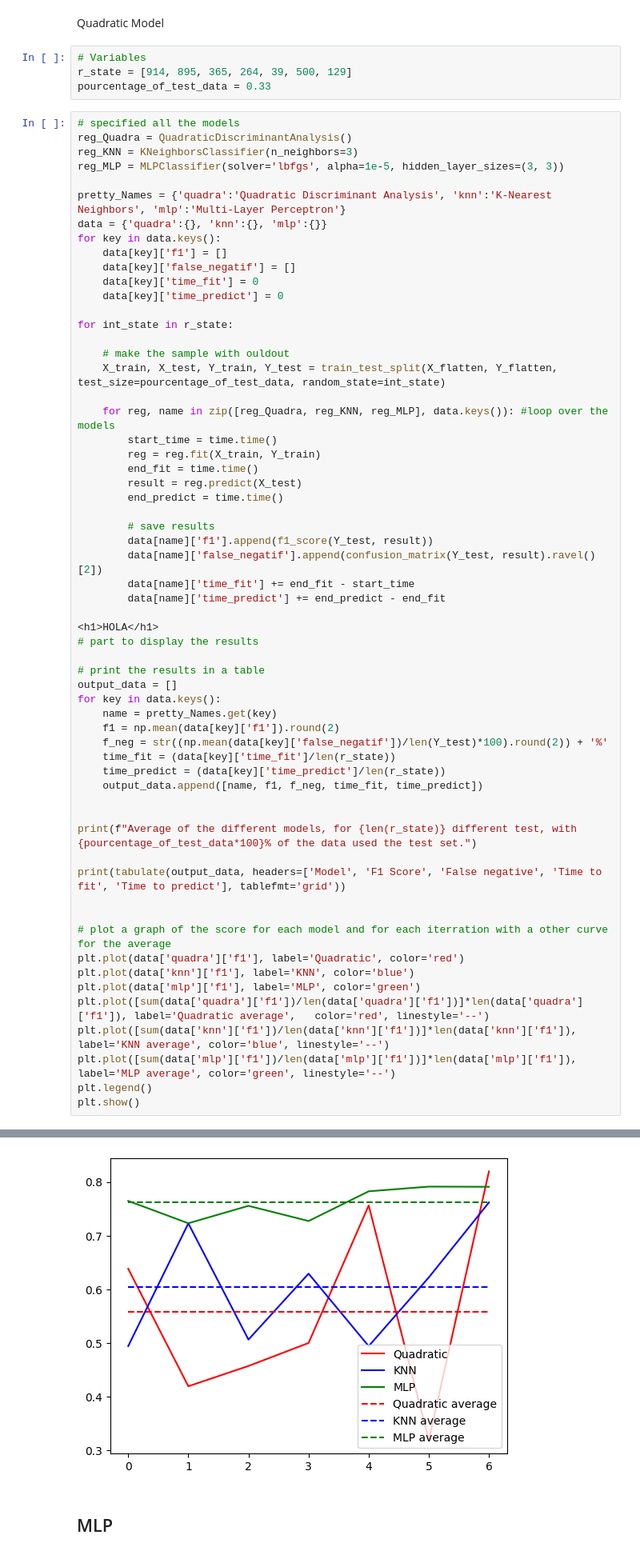
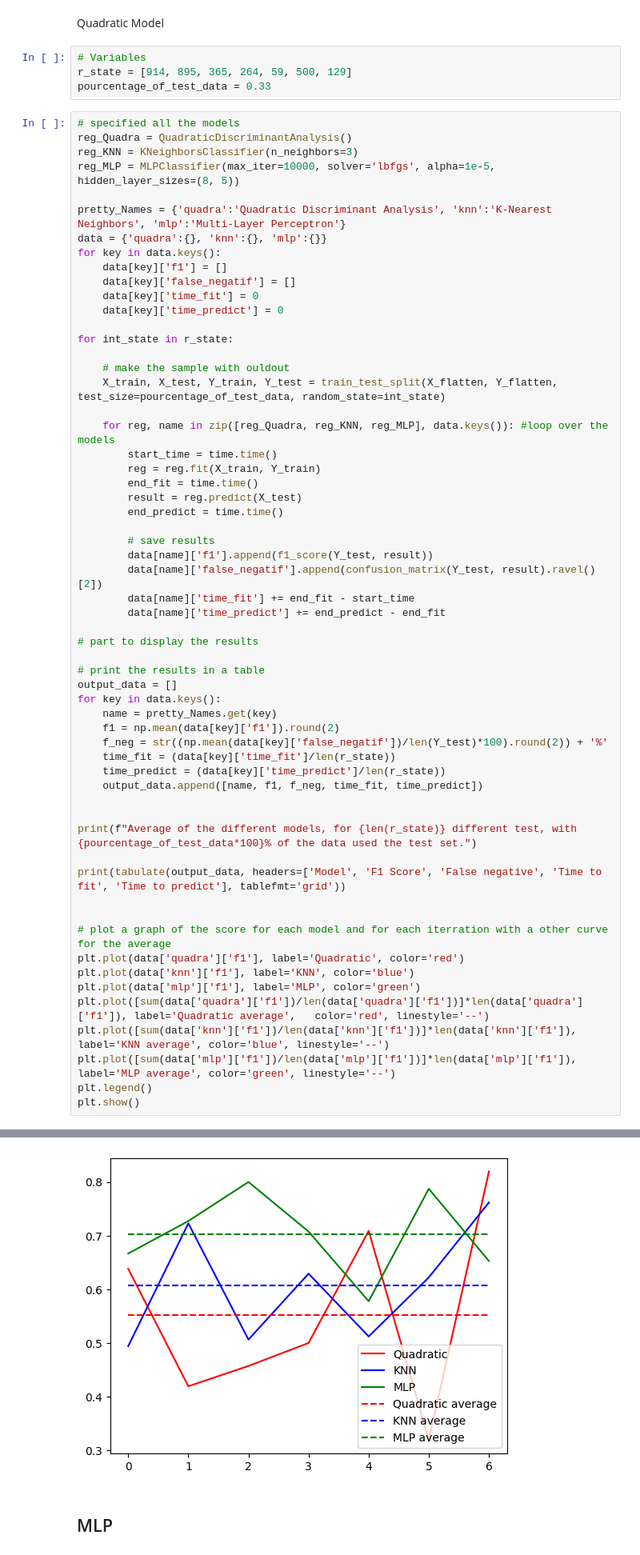
Before and after one commit to Thib99/MLLD-2024-NPT, a Jupyter notebook: main.ipynb, the cells around one changed output, grey strips where cells are left out. Shown at 80% size. Saved outputs shown, nothing was run; the diff lists cells and outputs as text.

```diff
--- a/main.ipynb
+++ b/main.ipynb
@@ -117,13 +117,13 @@ X_flatten, Y_flatten = data_proccesing.load_data_flatten()
 Quadratic Model
 # %%
 # Variables
-r_state = [914, 895, 365, 264, 39, 500, 129]
+r_state = [914, 895, 365, 264, 59, 500, 129]
 pourcentage_of_test_data = 0.33
 # %%
 # specified all the models
 reg_Quadra = QuadraticDiscriminantAnalysis()
 reg_KNN = KNeighborsClassifier(n_neighbors=3)
-reg_MLP = MLPClassifier(solver='lbfgs', alpha=1e-5, hidden_layer_sizes=(3, 3))
+reg_MLP = MLPClassifier(max_iter=10000, solver='lbfgs', alpha=1e-5, hidden_layer_sizes=(8, 5))
 
 pretty_Names = {'quadra':'Quadratic Discriminant Analysis', 'knn':'K-Nearest Neighbors', 'mlp':'Multi-Layer Perceptron'}
 data = {'quadra':{}, 'knn':{}, 'mlp':{}}
@@ -151,7 +151,6 @@ for int_state in r_state:
         data[name]['time_fit'] += end_fit - start_time
         data[name]['time_predict'] += end_predict - end_fit
 
-<h1>HOLA</h1>
 # part to display the results
 
 # print the results in a table
@@ -192,5 +191,5 @@ Average of the different models, for 7 different test, with 33.0% of the data us
 +---------------------------------+------------+------------------+---------------+-------------------+
-[figure, old version]
+[figure, new version]
 # %% [markdown]
 <h2>MLP</h2>
 # %%
```
Also changed, not shown: parts of 5 cells of this notebook.
